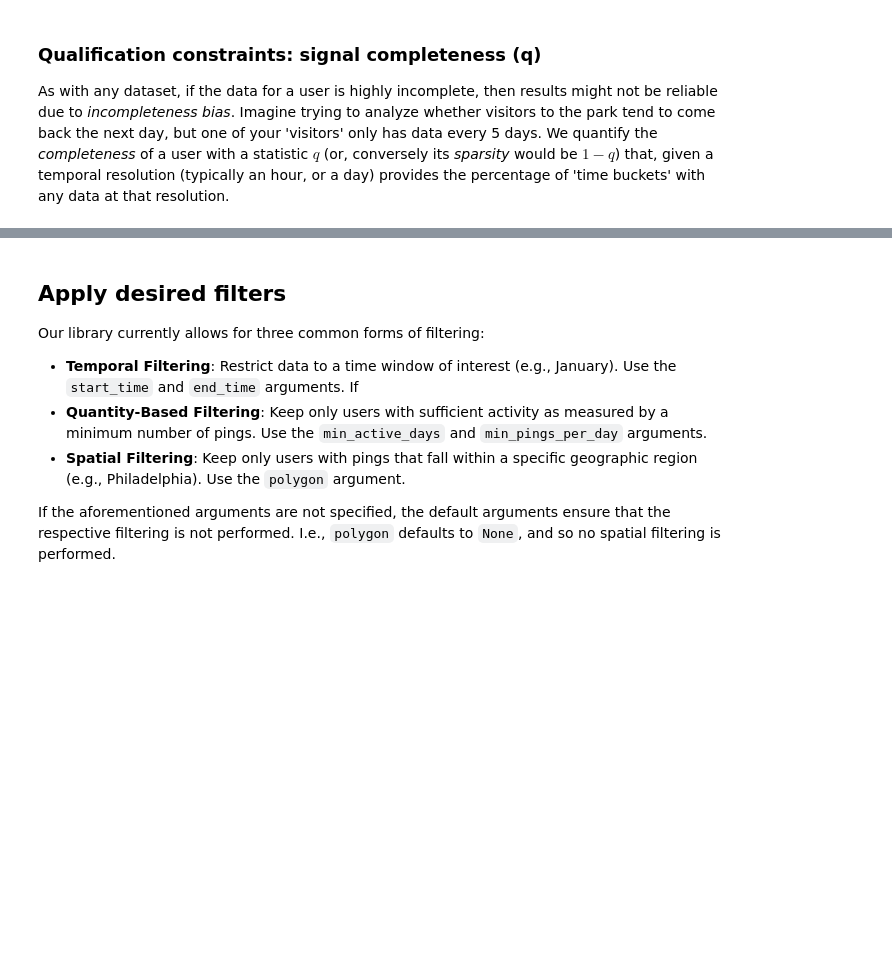
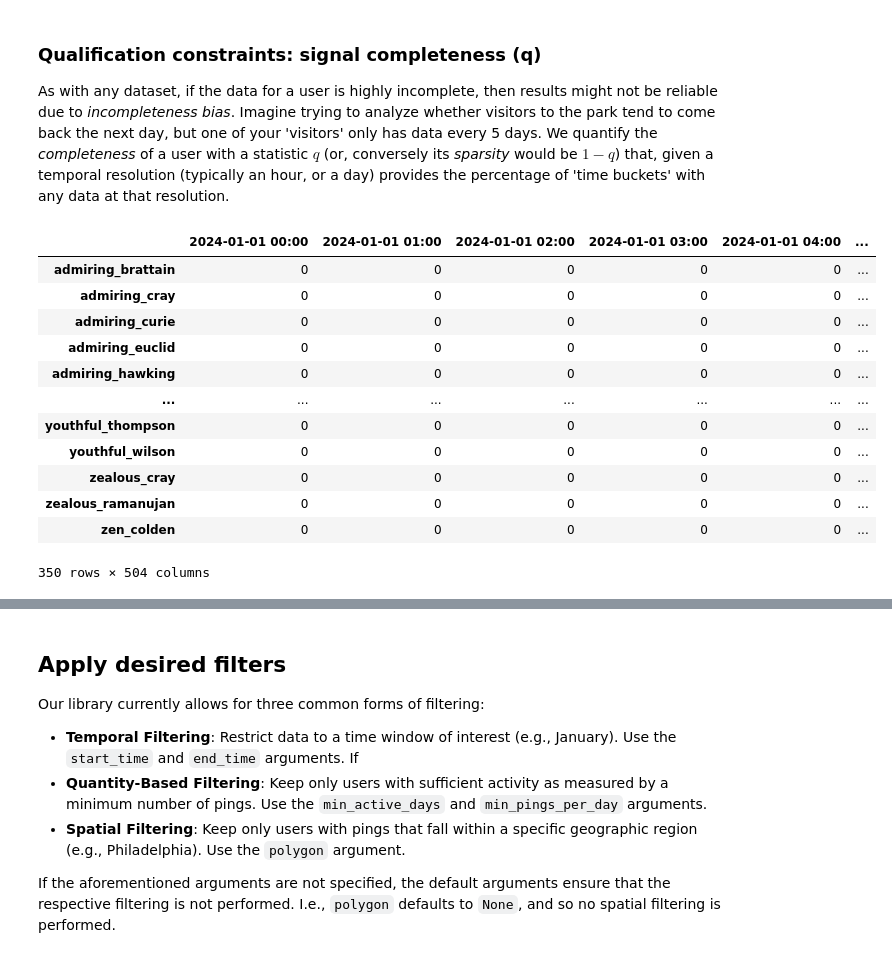
Before and after one commit to Watts-Lab/nomad, a Jupyter notebook: tutorials/IC2S2-2025/[2]filtering.ipynb, the cells around one changed output, grey strips where cells are left out. Cells and saved outputs as stored; diff of their text form; code cells hidden in the pictures; blank space fills up the shorter version.

Commit message:
Implemented completeness and coverage matrices with defaults, unix vs datetime modes, and aggregation

```diff
--- a/tutorials/IC2S2-2025/[2]filtering.ipynb
+++ b/tutorials/IC2S2-2025/[2]filtering.ipynb
@@ -161,3 +202,21 @@ Excellent. We see that our user makes the cut and can be incorporated in our sam
 ### Qualification constraints: signal completeness (q)
 
 As with any dataset, if the data for a user is highly incomplete, then results might not be reliable due to *incompleteness bias*. Imagine trying to analyze whether visitors to the park tend to come back the next day, but one of your 'visitors' only has data every 5 days. We quantify the *completeness* of a user with a statistic $q$ (or, conversely its *sparsity* would be $1-q$) that, given a temporal resolution (typically an hour, or a day) provides the percentage of 'time buckets' with any data at that resolution.
+# %%
+traj['datetime'] = pd.to_datetime(traj['unix_ts'], unit='s')
+
+filters.coverage_matrix(traj, periods=1, freq='h', traj_cols=tc, start='2024-01-01', end='2024-01-22', str_from_time=True)
+# %% [output]
+|  | 2024-01-01 00:00 | 2024-01-01 01:00 | 2024-01-01 02:00 | 2024-01-01 03:00 | 2024-01-01 04:00 | ... |
+| admiring_brattain | 0 | 0 | 0 | 0 | 0 | ... |
+| admiring_cray | 0 | 0 | 0 | 0 | 0 | ... |
+| admiring_curie | 0 | 0 | 0 | 0 | 0 | ... |
+| admiring_euclid | 0 | 0 | 0 | 0 | 0 | ... |
+| admiring_hawking | 0 | 0 | 0 | 0 | 0 | ... |
+| ... | ... | ... | ... | ... | ... | ... |
+| youthful_thompson | 0 | 0 | 0 | 0 | 0 | ... |
+| youthful_wilson | 0 | 0 | 0 | 0 | 0 | ... |
+| zealous_cray | 0 | 0 | 0 | 0 | 0 | ... |
+| zealous_ramanujan | 0 | 0 | 0 | 0 | 0 | ... |
+| zen_colden | 0 | 0 | 0 | 0 | 0 | ... |
+350 rows × 504 columns
```
Also changed, not shown: parts of 13 cells of this notebook, 1 other file.
